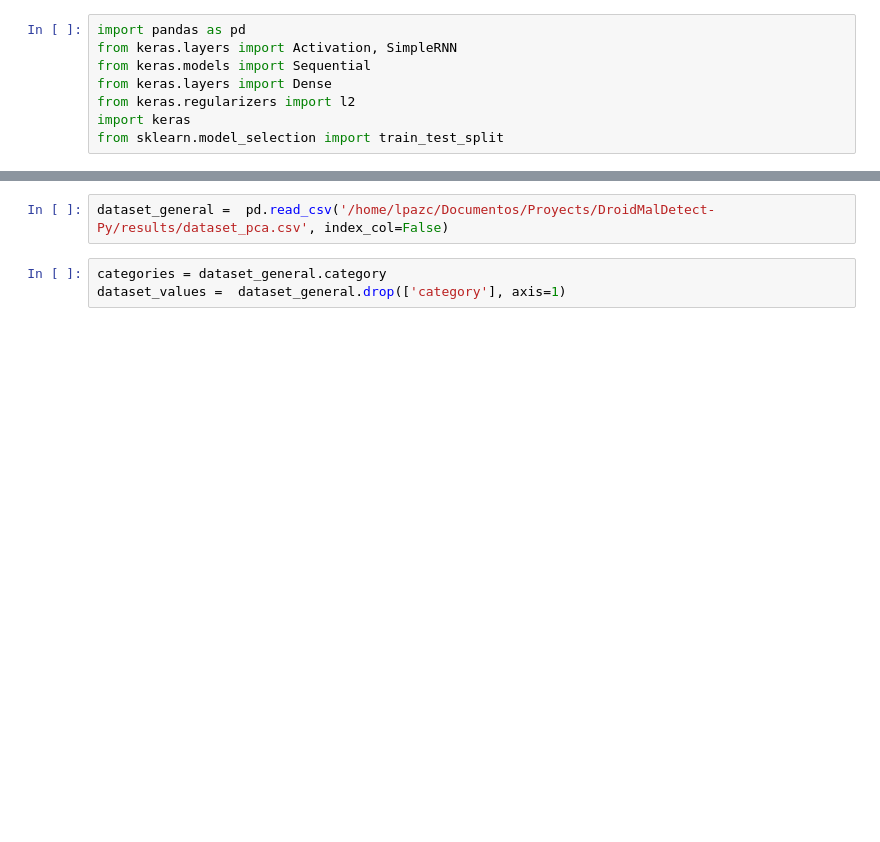
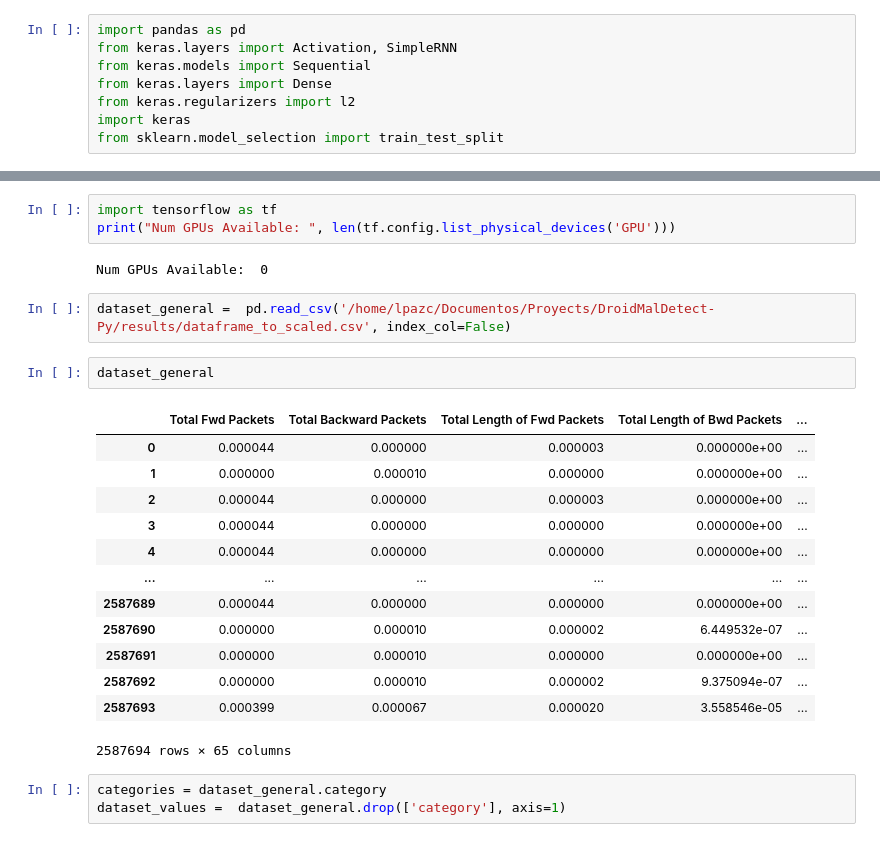
Before and after one commit to JavierPaz11044/droidmaldetect-py, a Jupyter notebook: droidmaldetect_py/Dataset2017/models/NeuronalNetworkKeras.ipynb, the cells around one changed output, grey strips where cells are left out. Saved outputs shown, nothing was run; the diff lists cells and outputs as text; blank space fills up the shorter version.

```diff
--- a/droidmaldetect_py/Dataset2017/models/NeuronalNetworkKeras.ipynb
+++ b/droidmaldetect_py/Dataset2017/models/NeuronalNetworkKeras.ipynb
@@ -9,5 +24,26 @@ from sklearn.model_selection import train_test_split
+# %%
+import tensorflow as tf
+print("Num GPUs Available: ", len(tf.config.list_physical_devices('GPU')))
+# %% [output]
+Num GPUs Available:  0
 # %%
-dataset_general =  pd.read_csv('/home/lpazc/Documentos/Proyects/DroidMalDetect-Py/results/dataset_pca.csv', index_col=False)
+dataset_general =  pd.read_csv('/home/lpazc/Documentos/Proyects/DroidMalDetect-Py/results/dataframe_to_scaled.csv', index_col=False)
+# %%
+dataset_general
+# %% [output]
+|  | Total Fwd Packets | Total Backward Packets | Total Length of Fwd Packets | Total Length of Bwd Packets | ... |
+| 0 | 0.000044 | 0.000000 | 0.000003 | 0.000000e+00 | ... |
+| 1 | 0.000000 | 0.000010 | 0.000000 | 0.000000e+00 | ... |
+| 2 | 0.000044 | 0.000000 | 0.000003 | 0.000000e+00 | ... |
+| 3 | 0.000044 | 0.000000 | 0.000000 | 0.000000e+00 | ... |
+| 4 | 0.000044 | 0.000000 | 0.000000 | 0.000000e+00 | ... |
+| ... | ... | ... | ... | ... | ... |
+| 2587689 | 0.000044 | 0.000000 | 0.000000 | 0.000000e+00 | ... |
+| 2587690 | 0.000000 | 0.000010 | 0.000002 | 6.449532e-07 | ... |
+| 2587691 | 0.000000 | 0.000010 | 0.000000 | 0.000000e+00 | ... |
+| 2587692 | 0.000000 | 0.000010 | 0.000002 | 9.375094e-07 | ... |
+| 2587693 | 0.000399 | 0.000067 | 0.000020 | 3.558546e-05 | ... |
+2587694 rows × 65 columns
 # %%
 categories = dataset_general.category
 dataset_values =  dataset_general.drop(['category'], axis=1)
```
Also changed, not shown: parts of 10 cells of this notebook, 1 other file.
